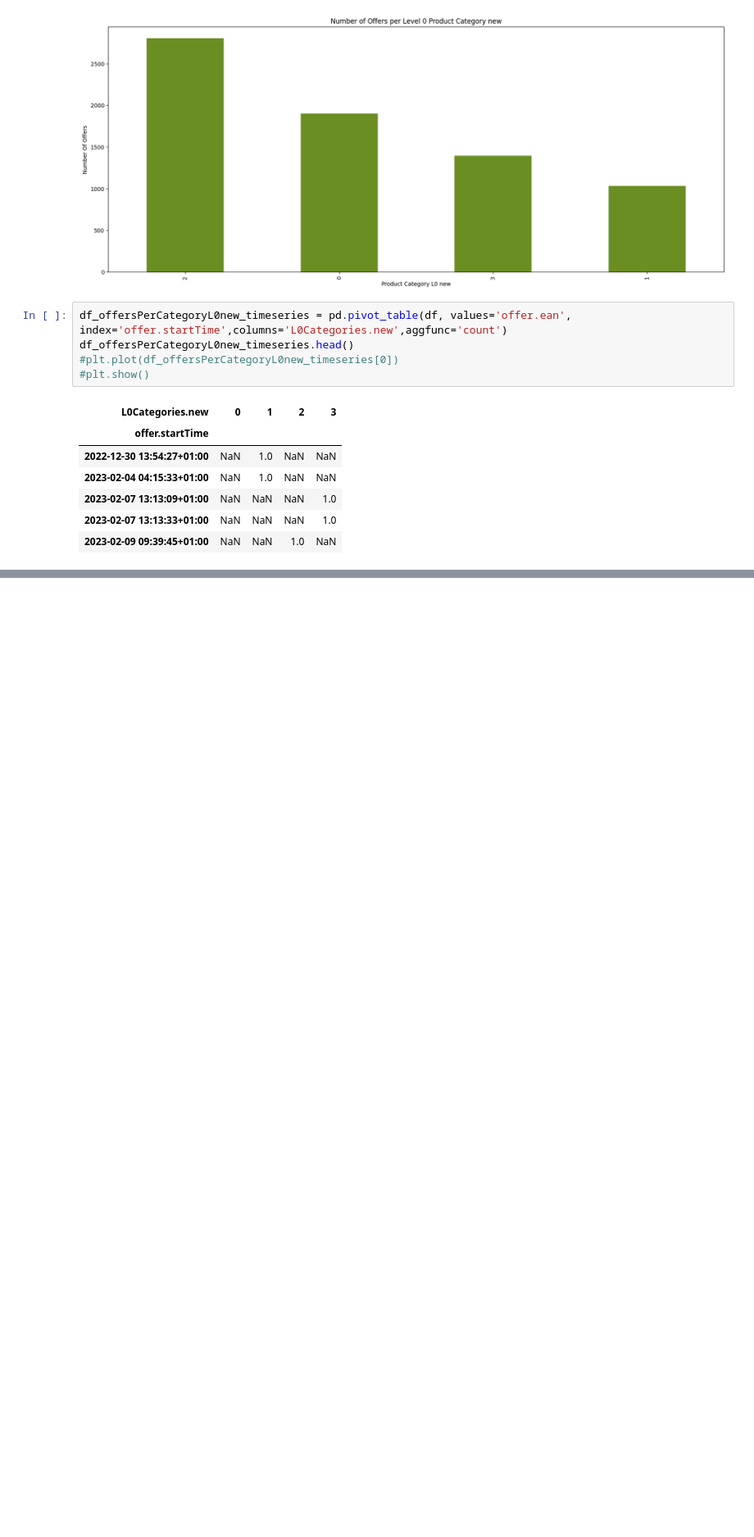
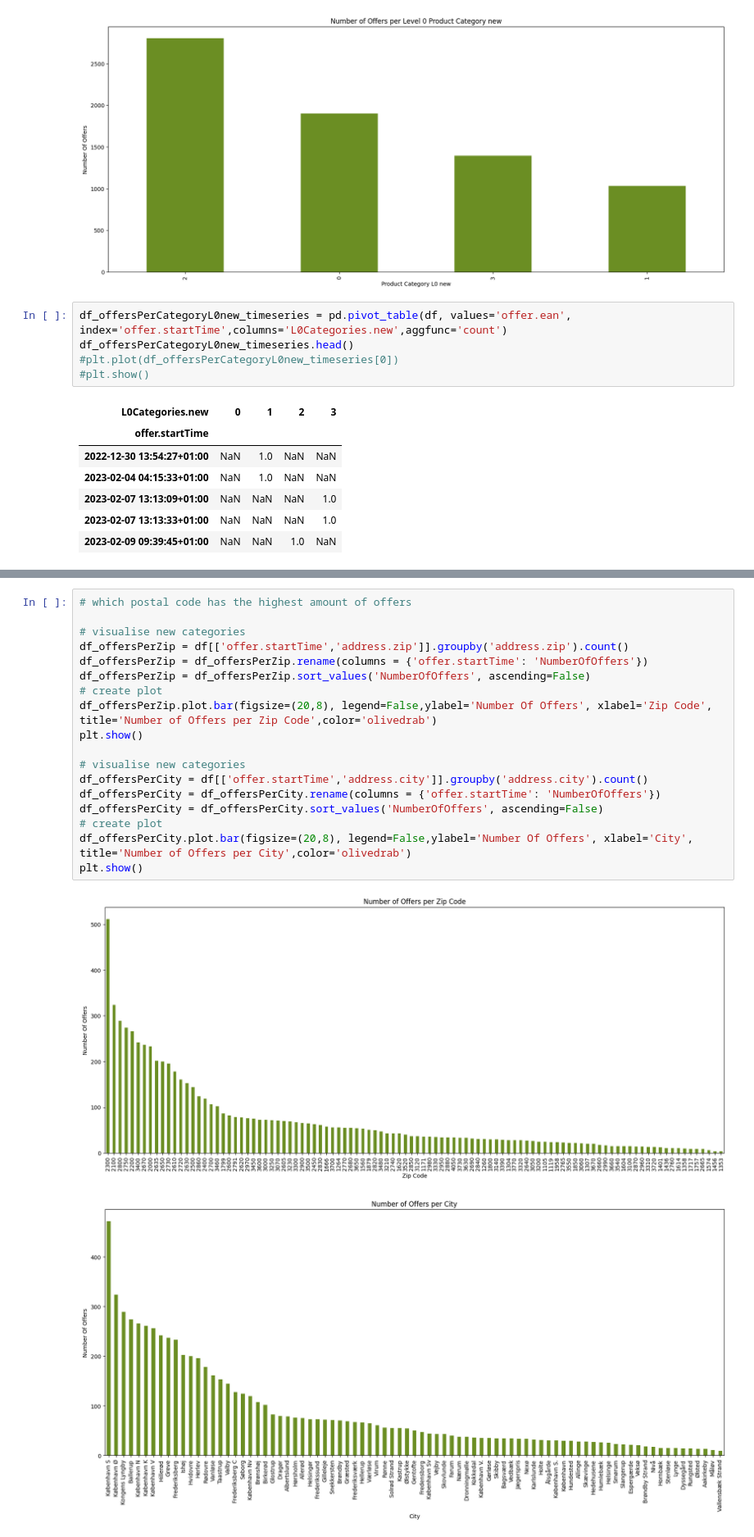
Before and after one commit to PhilipFrischMoller/ABA_Food_Waste_Project, a Jupyter notebook: Exploratory_Analysisv2.ipynb, the cells around one changed output, grey strips where cells are left out. Shown at 82% size. Saved outputs shown, nothing was run; the diff lists cells and outputs as text; blank space fills up the shorter version.

Commit message:
added some figures

```diff
--- a/Exploratory_Analysisv2.ipynb
+++ b/Exploratory_Analysisv2.ipynb
@@ -343,3 +343,24 @@ map_label
 # no differnce in regional distribution for different product label types
 # %% [output]
 [interactive output not drawn]
+# %%
+# which postal code has the highest amount of offers
+
+# visualise new categories
+df_offersPerZip = df[['offer.startTime','address.zip']].groupby('address.zip').count()
+df_offersPerZip = df_offersPerZip.rename(columns = {'offer.startTime': 'NumberOfOffers'})
+df_offersPerZip = df_offersPerZip.sort_values('NumberOfOffers', ascending=False)
+# create plot
+df_offersPerZip.plot.bar(figsize=(20,8), legend=False,ylabel='Number Of Offers', xlabel='Zip Code', title='Number of Offers per Zip Code',color='olivedrab')
+plt.show()
+
+# visualise new categories
+df_offersPerCity = df[['offer.startTime','address.city']].groupby('address.city').count()
+df_offersPerCity = df_offersPerCity.rename(columns = {'offer.startTime': 'NumberOfOffers'})
+df_offersPerCity = df_offersPerCity.sort_values('NumberOfOffers', ascending=False)
+# create plot
+df_offersPerCity.plot.bar(figsize=(20,8), legend=False,ylabel='Number Of Offers', xlabel='City', title='Number of Offers per City',color='olivedrab')
+plt.show()
+# %% [output]
+[figure, added]
+[figure, added]
```
Also changed, not shown: parts of 1 cell of this notebook.
